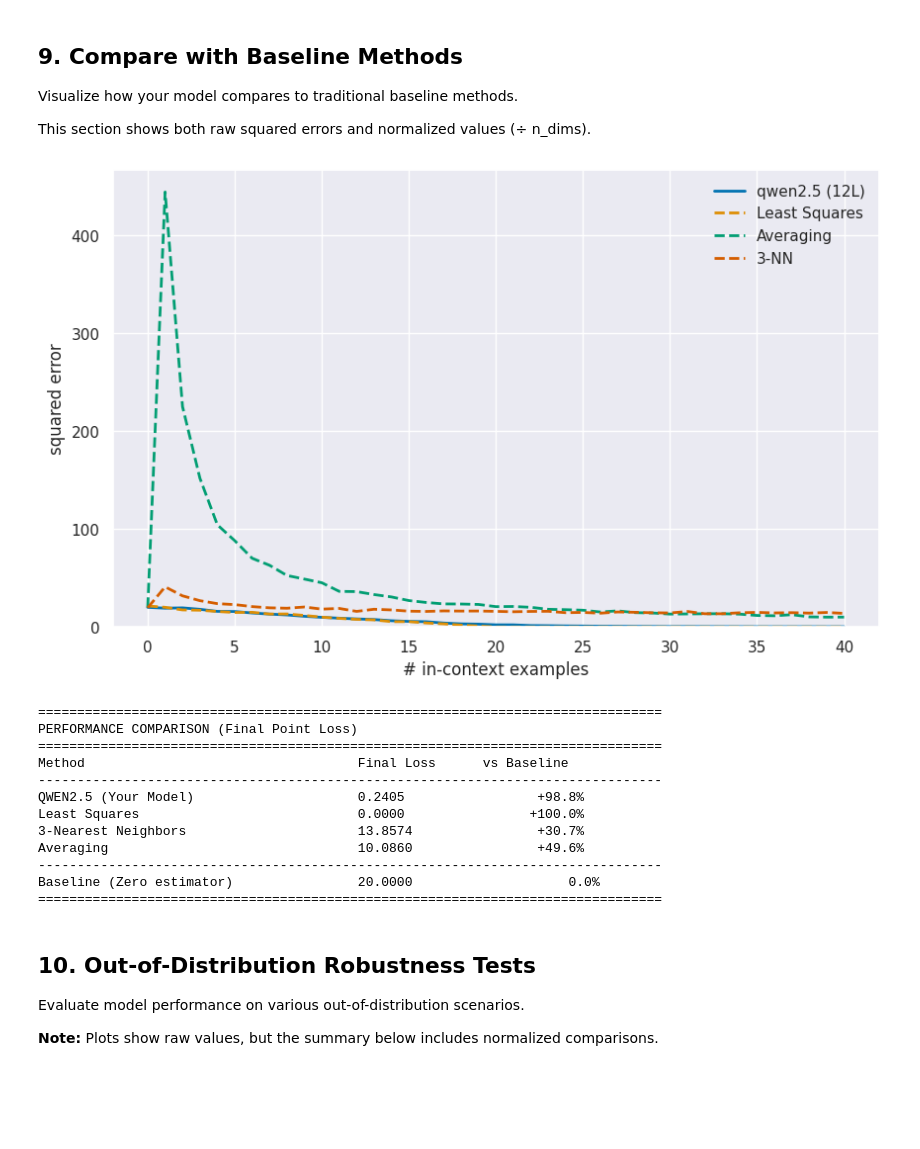
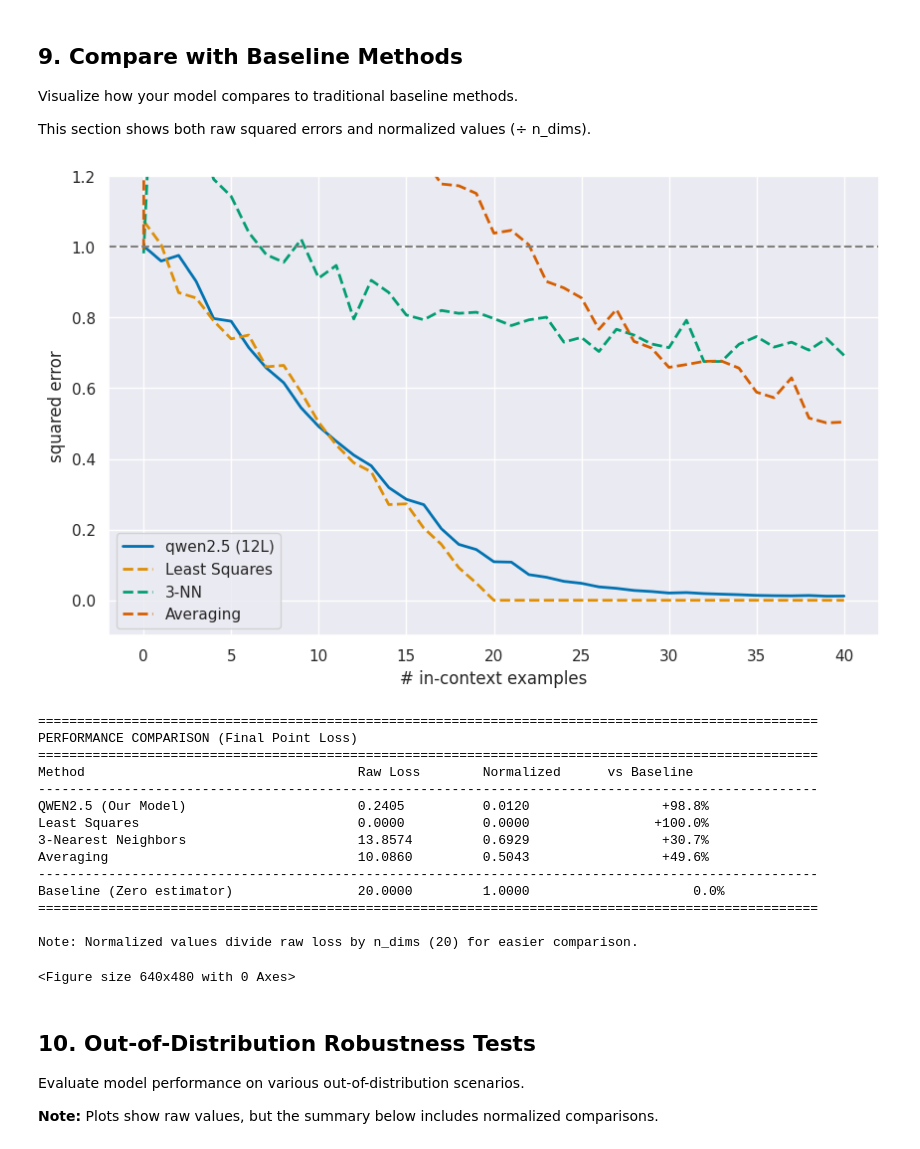
Before and after one commit to hingma/in-context-learning, a Jupyter notebook: eval_colab.ipynb, the cells around one changed output. Drawn from its saved outputs; the diff is of its cells as text; code cells hidden in the pictures; blank space fills up the shorter version.

```diff
--- a/eval_colab.ipynb
+++ b/eval_colab.ipynb
@@ -403,79 +407,92 @@ else:
 
     # Define model name
     model_name = model.name
+    # Normalization
+    n_dims = model.n_dims
+    normalization = n_dims
 
     # Plot model performance with colorblind-friendly palette
     colors = sns.color_palette('colorblind')
 
     # Plot model performance
     if model_name in standard_metrics:
-        means = standard_metrics[model_name]["mean"]
+        # print(model_name)
+        # means = standard_metrics[model_name]["mean"]
+        means = [m / normalization for m in standard_metrics[model_name]["mean"]]
         ax.plot(means, lw=2, label=f"{conf.model.family} ({conf.model.n_layer}L)",
                 color=colors[0])
 
     # Plot baseline models
-    baseline_keys = ['OLS_driver=None', 'averaging', 'NN_n=3_uniform']
+    baseline_keys = ['OLS_driver=None', 'NN_n=3_uniform', 'averaging']
     baseline_labels_map = {
         'OLS_driver=None': 'Least Squares',
+        'NN_n=3_uniform': '3-NN',
         'averaging': 'Averaging',
-        'NN_n=3_uniform': '3-NN',
     }
 
     for idx, baseline_key in enumerate(baseline_keys, 1):
         if baseline_key in standard_metrics:
-            means = standard_metrics[baseline_key]["mean"]
+            # means = standard_metrics[baseline_key]["mean"]
+            means = [m / normalization for m in standard_metrics[baseline_key]["mean"]]
             label = baseline_labels_map.get(baseline_key, baseline_key)
             ax.plot(means, lw=2, label=label, linestyle='--', color=colors[idx])
 
+    #
+    trivial = 1.0
+    ax.axhline(trivial, ls="--", color="gray")
     # Formatting
     ax.set_xlabel("# in-context examples")
     ax.set_ylabel("squared error")
     ax.legend()
-    ax.set_ylim(bottom=0)
+    ax.set_ylim(-.1, 1.2)
 
     plt.show()
+    plt.savefig("comparison.png")
 
     # Print comparison table with normalized values
-    normalization = n_dims
+
     print(f"\n{'='*100}")
     print("PERFORMANCE COMPARISON (Final Point Loss)")
     print(f"{'='*100}")
     print(f"{'Method':<40} {'Raw Loss':<15} {'Normalized':<15} {'vs Baseline':<15}")
     print(f"{'-'*100}")
 
-    baseline_loss = n_dims  # Zero estimator
+    baseline_loss = model.n_dims  # Zero estimator
 
     for method_name, metrics in standard_metrics.items():
         final_loss = metrics["mean"][-1]
         normalized_loss = final_loss / normalization
         improvement = (1 - final_loss / baseline_loss) * 100
 
         # Clean up method name
         if method_name == model_name:
             display_name = f"{conf.model.family.upper()} (Our Model)"
         else:
             display_name = baseline_names(method_name)
 
         print(f"{display_name:<40} {final_loss:<15.4f} {normalized_loss:<15.4f} {improvement:>+12.1f}%")
 
     print(f"{'-'*100}")
     print(f"{'Baseline (Zero estimator)':<40} {baseline_loss:<15.4f} {baseline_loss/normalization:<15.4f} {'0.0%':>15}")
     print(f"{'='*100}")
     print(f"\nNote: Normalized values divide raw loss by n_dims ({normalization}) for easier comparison.")
 # %% [output]
-[figure, old version]
+[figure, new version]
-================================================================================
+====================================================================================================
 PERFORMANCE COMPARISON (Final Point Loss)
-================================================================================
-Method                                   Final Loss      vs Baseline
---------------------------------------------------------------------------------
-QWEN2.5 (Your Model)                     0.2405                 +98.8%
-Least Squares                            0.0000                +100.0%
-3-Nearest Neighbors                      13.8574                +30.7%
-Averaging                                10.0860                +49.6%
---------------------------------------------------------------------------------
-Baseline (Zero estimator)                20.0000                    0.0%
-================================================================================
+====================================================================================================
+Method                                   Raw Loss        Normalized      vs Baseline
+----------------------------------------------------------------------------------------------------
+QWEN2.5 (Our Model)                      0.2405          0.0120                 +98.8%
+Least Squares                            0.0000          0.0000                +100.0%
+3-Nearest Neighbors                      13.8574         0.6929                 +30.7%
+Averaging                                10.0860         0.5043                 +49.6%
+----------------------------------------------------------------------------------------------------
+Baseline (Zero estimator)                20.0000         1.0000                     0.0%
+====================================================================================================
+
+Note: Normalized values divide raw loss by n_dims (20) for easier comparison.
+<Figure size 640x480 with 0 Axes>
 # %% [markdown]
 ## 10. Out-of-Distribution Robustness Tests
 
```
Also changed, not shown: parts of 18 cells of this notebook.
